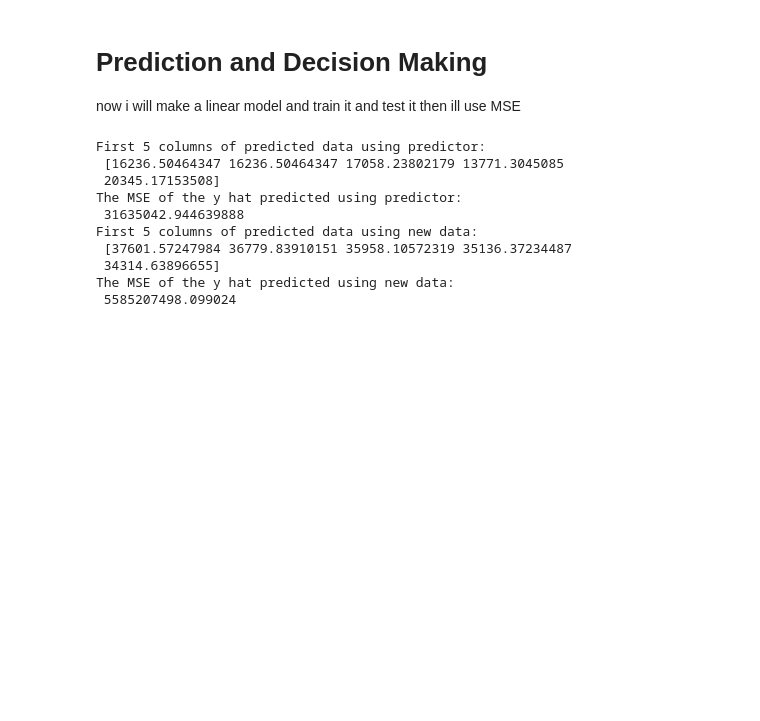
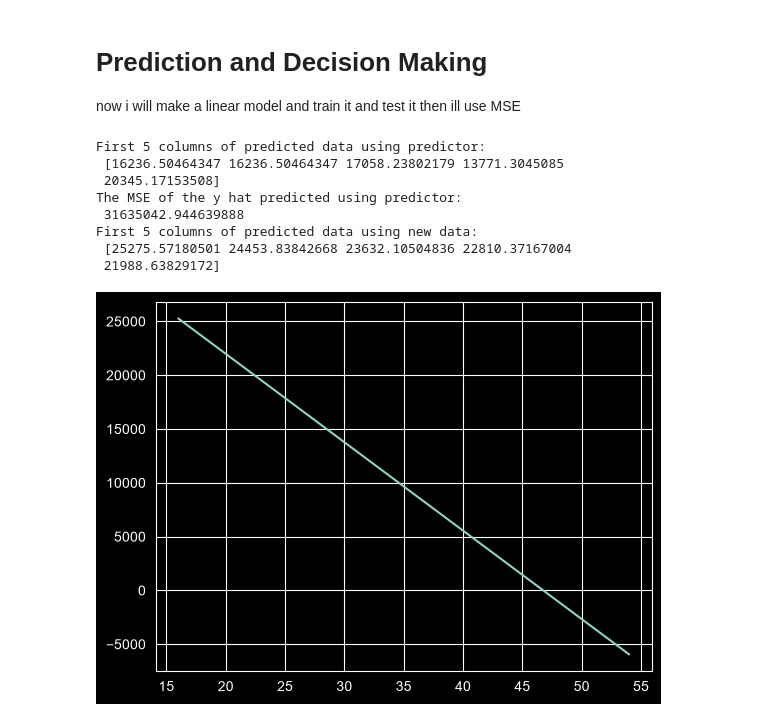
Before and after one commit to Mohammed-walid/data-analysis-python, a Jupyter notebook: Model-Development/Used-cars-prices/used_cars_prices.ipynb, the cells around one changed output. Drawn from its saved outputs; the diff is of its cells as text; code cells hidden in the pictures; blank space fills up the shorter version.

```diff
--- a/Model-Development/Used-cars-prices/used_cars_prices.ipynb
+++ b/Model-Development/Used-cars-prices/used_cars_prices.ipynb
@@ -364,28 +364,31 @@ mean_squared_error(df['price'], p(x))
 # Prediction and Decision Making
 now i will make a linear model and train it and test it then ill use MSE
 # %%
-new_data = np.arange(1,202,1).reshape(-1,1)
+new_data = np.arange(
+    df["highway-mpg"].min(),
+    df["highway-mpg"].max() + 1
+).reshape(-1, 1)
 linear_model = LinearRegression()
 predictor = df[["highway-mpg"]] #x
 response = df["price"] #y
 linear_model.fit(predictor, response)
 yhat_sameData = linear_model.predict(predictor)
 print("First 5 columns of predicted data using predictor: \n", yhat_sameData[0:5])
 #Now lets check MSE
 print("The MSE of the y hat predicted using predictor: \n", mean_squared_error(response, yhat_sameData))
 
 yhat_newData=linear_model.predict(new_data)
 print("First 5 columns of predicted data using new data: \n", yhat_newData[0:5])
 
-print("The MSE of the y hat predicted using new data: \n", mean_squared_error(response, yhat_newData))
+plt.plot(new_data, yhat_newData)
+plt.show()
 # %% [output]
 First 5 columns of predicted data using predictor:
  [16236.50464347 16236.50464347 17058.23802179 13771.3045085
  20345.17153508]
 The MSE of the y hat predicted using predictor:
  31635042.944639888
 First 5 columns of predicted data using new data:
- [37601.57247984 36779.83910151 35958.10572319 35136.37234487
- 34314.63896655]
-The MSE of the y hat predicted using new data:
- 5585207498.099024
+ [25275.57180501 24453.83842668 23632.10504836 22810.37167004
+ 21988.63829172]
+[figure, added]
```
